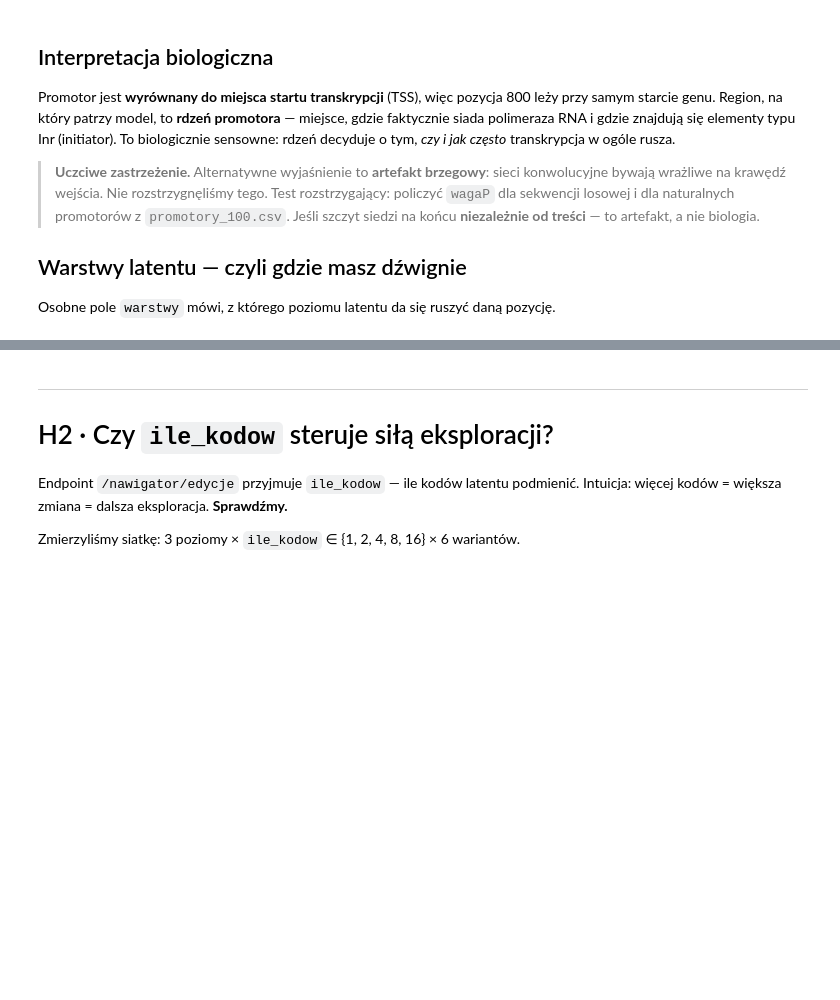
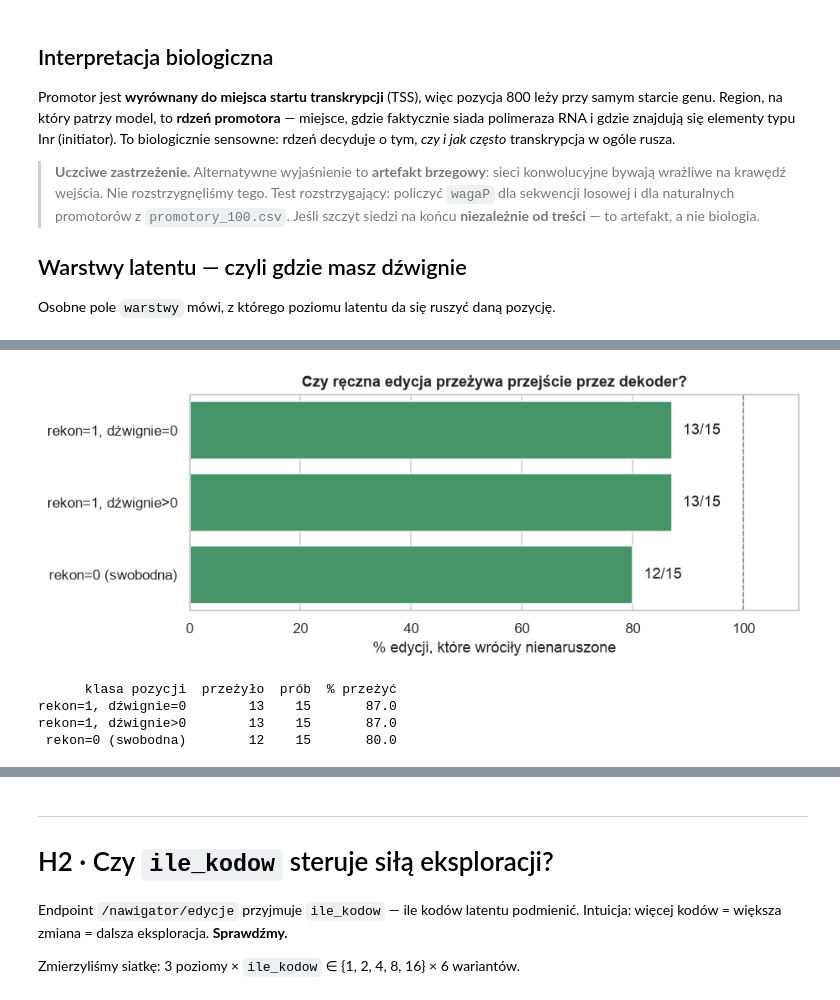
Before and after one commit to julpul/hack-the-promoter, a Jupyter notebook: hipotezy.ipynb, the cells around one changed output, grey strips where cells are left out. Saved outputs shown, nothing was run; the diff lists cells and outputs as text; code cells hidden in the pictures; blank space fills up the shorter version.

```diff
--- a/hipotezy.ipynb
+++ b/hipotezy.ipynb
@@ -237,0 +327,25 @@ L3 (najdrobniejszy poziom) obejmuje najwięcej pozycji — 477 z 800.
+# %%
+# Wynik osobnego eksperymentu (5 pozycji z każdej klasy × 3 alternatywne zasady):
+przezycie = pd.DataFrame([
+    {"klasa pozycji": "rekon=1, dźwignie=0", "przeżyło": 13, "prób": 15},
+    {"klasa pozycji": "rekon=1, dźwignie>0", "przeżyło": 13, "prób": 15},
+    {"klasa pozycji": "rekon=0 (swobodna)",  "przeżyło": 12, "prób": 15},
+])
+przezycie["% przeżyć"] = (100 * przezycie["przeżyło"] / przezycie["prób"]).round(0)
+
+fig, ax = plt.subplots(figsize=(8.5, 3.4))
+sns.barplot(data=przezycie, y="klasa pozycji", x="% przeżyć", ax=ax, color="#38a169")
+ax.axvline(100, ls="--", color="grey", lw=1)
+ax.set(title="Czy ręczna edycja przeżywa przejście przez dekoder?",
+       xlabel="% edycji, które wróciły nienaruszone", xlim=(0, 110), ylabel="")
+for i, r in przezycie.iterrows():
+    ax.text(r["% przeżyć"] + 2, i, f"{r['przeżyło']}/{r['prób']}", va="center")
+plt.show()
+
+print(przezycie.to_string(index=False))
+# %% [output]
+[figure, added]
+      klasa pozycji  przeżyło  prób  % przeżyć
+rekon=1, dźwignie=0        13    15       87.0
+rekon=1, dźwignie>0        13    15       87.0
+ rekon=0 (swobodna)        12    15       80.0
```
Also changed, not shown: parts of 8 cells of this notebook, 24 other files.
